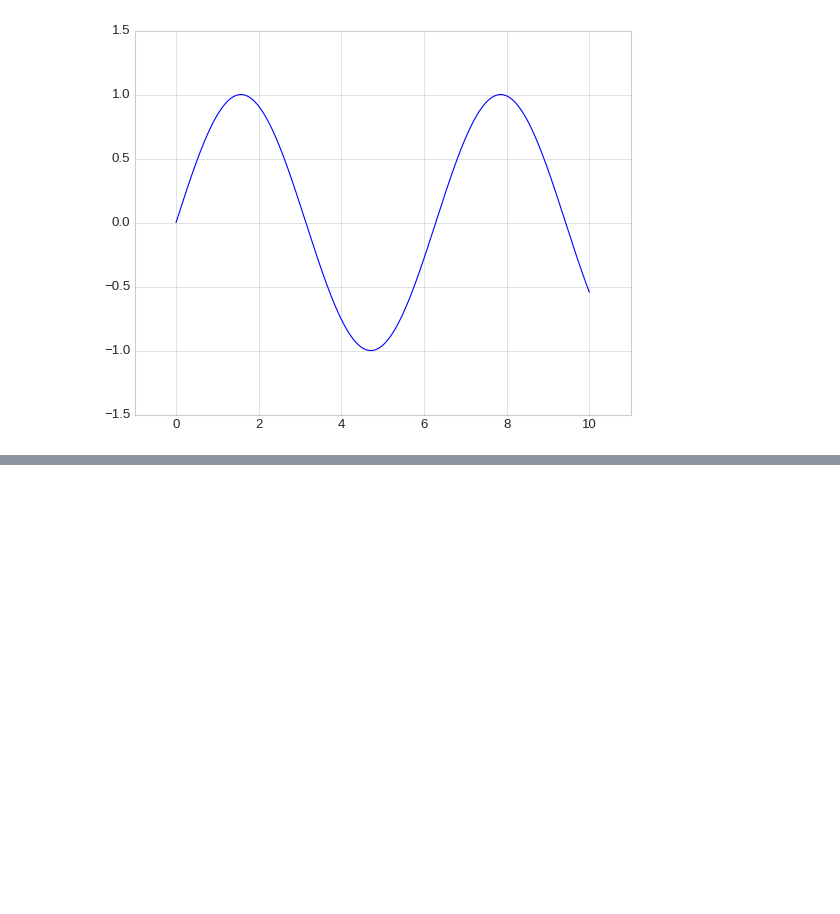
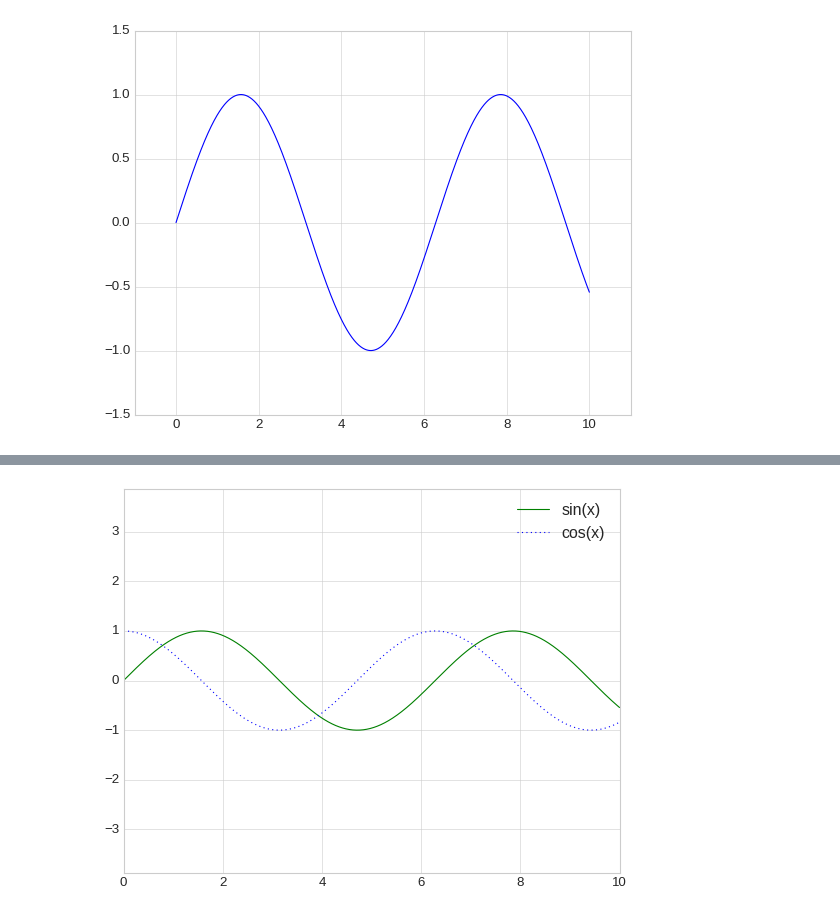
Before and after one commit to hexu1985/python-data-science-examples, a Jupyter notebook: Python.Data.Science.Handbook/code/chapter-04/chapter04.ipynb, the cells around one changed output, grey strips where cells are left out. Saved outputs shown, nothing was run; the diff lists cells and outputs as text; code cells hidden in the pictures; blank space fills up the shorter version.

```diff
--- a/Python.Data.Science.Handbook/code/chapter04.ipynb
+++ b/Python.Data.Science.Handbook/code/chapter-04/chapter04.ipynb
@@ -183,0 +207,8 @@ plt.show()
+# %%
+plt.plot(x, np.sin(x), '-g', label='sin(x)')
+plt.plot(x, np.cos(x), ':b', label='cos(x)')
+plt.axis('equal')
+plt.legend()
+plt.show()
+# %% [output]
+[figure, added]
```
Also changed, not shown: parts of 6 cells of this notebook, 1 other file.
